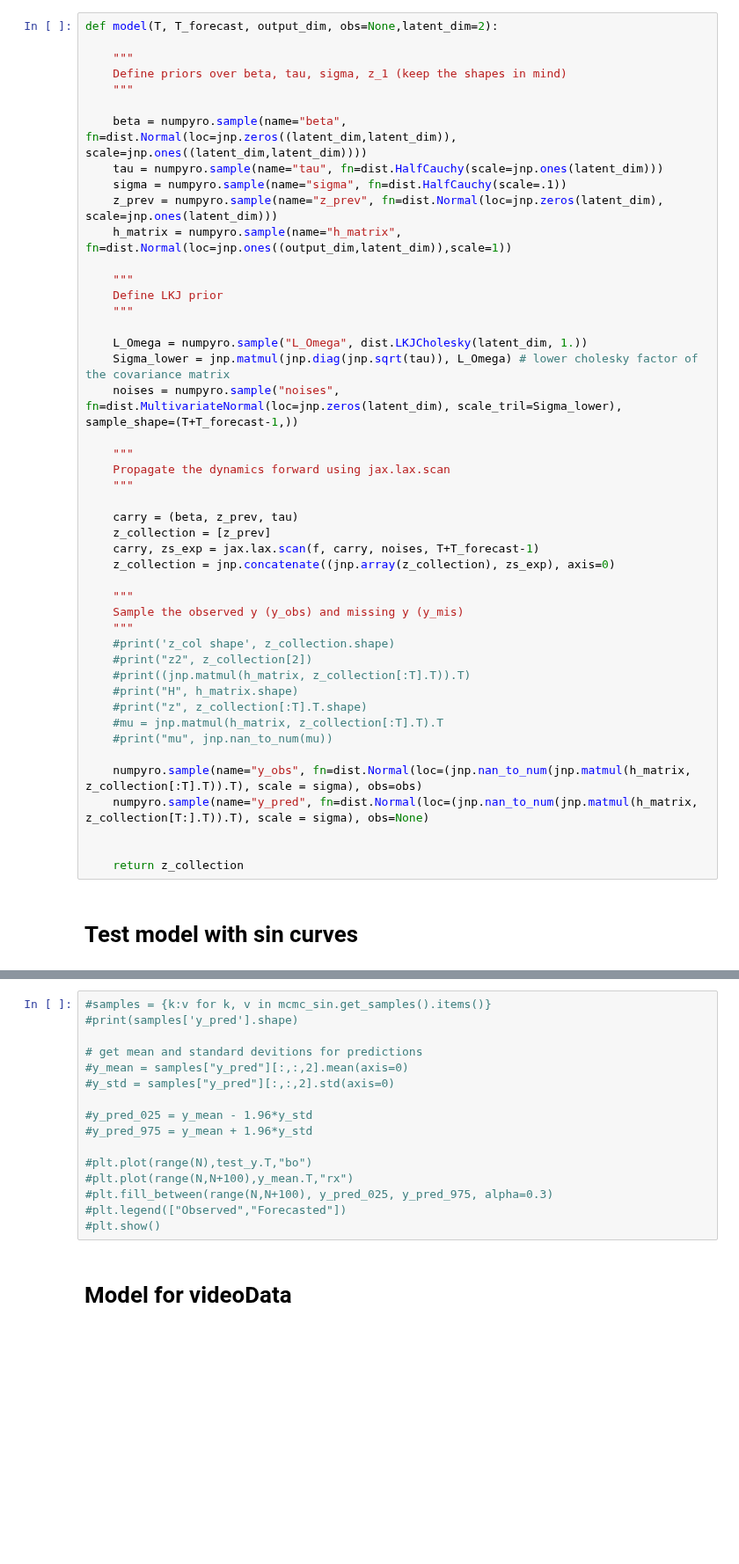
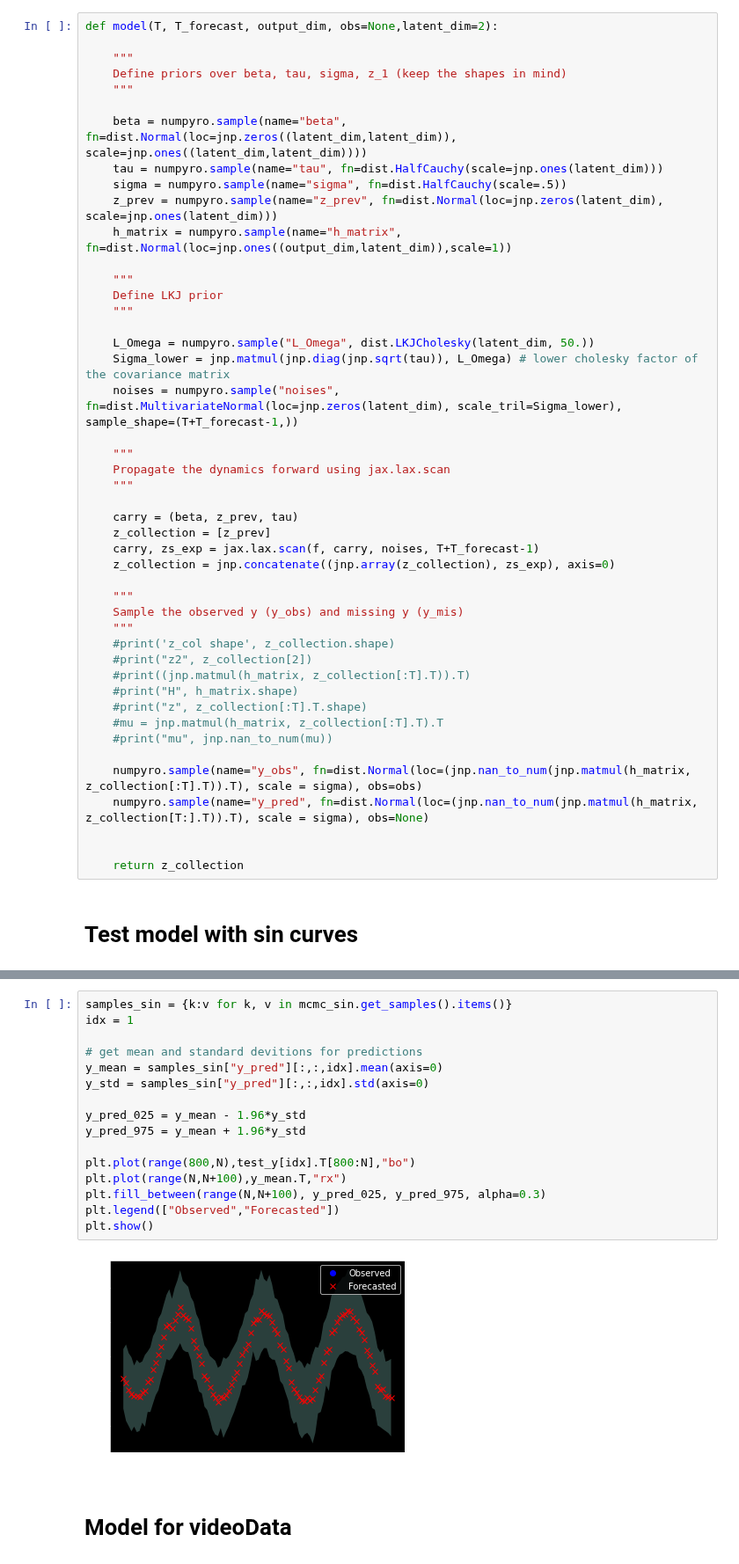
Before and after one commit to markusOlsen1/ModelBasedProject, a Jupyter notebook: main.ipynb, the cells around one changed output, grey strips where cells are left out. Shown at 88% size. Cells and saved outputs as stored; diff of their text form; blank space fills up the shorter version.

Commit message:
added samples from 5x5

```diff
--- a/main.ipynb
+++ b/main.ipynb
@@ -123,7 +112,7 @@ def model(T, T_forecast, output_dim, obs=None,latent_dim=2):
 
     beta = numpyro.sample(name="beta", fn=dist.Normal(loc=jnp.zeros((latent_dim,latent_dim)), scale=jnp.ones((latent_dim,latent_dim))))
     tau = numpyro.sample(name="tau", fn=dist.HalfCauchy(scale=jnp.ones(latent_dim)))
-    sigma = numpyro.sample(name="sigma", fn=dist.HalfCauchy(scale=.1))
+    sigma = numpyro.sample(name="sigma", fn=dist.HalfCauchy(scale=.5))
     z_prev = numpyro.sample(name="z_prev", fn=dist.Normal(loc=jnp.zeros(latent_dim), scale=jnp.ones(latent_dim)))
     h_matrix = numpyro.sample(name="h_matrix", fn=dist.Normal(loc=jnp.ones((output_dim,latent_dim)),scale=1))
 
@@ -131,7 +120,7 @@ def model(T, T_forecast, output_dim, obs=None,latent_dim=2):
     Define LKJ prior
     """
 
-    L_Omega = numpyro.sample("L_Omega", dist.LKJCholesky(latent_dim, 1.))
+    L_Omega = numpyro.sample("L_Omega", dist.LKJCholesky(latent_dim, 50.))
     Sigma_lower = jnp.matmul(jnp.diag(jnp.sqrt(tau)), L_Omega) # lower cholesky factor of the covariance matrix
     noises = numpyro.sample("noises", fn=dist.MultivariateNormal(loc=jnp.zeros(latent_dim), scale_tril=Sigma_lower), sample_shape=(T+T_forecast-1,))
 
@@ -182,18 +176,20 @@ print("Total time: {0:.3f}m".format((t_fin - t0)/60))
 # %%
-#samples = {k:v for k, v in mcmc_sin.get_samples().items()}
-#print(samples['y_pred'].shape)
+samples_sin = {k:v for k, v in mcmc_sin.get_samples().items()}
+idx = 1
 
 # get mean and standard devitions for predictions
-#y_mean = samples["y_pred"][:,:,2].mean(axis=0)
-#y_std = samples["y_pred"][:,:,2].std(axis=0)
+y_mean = samples_sin["y_pred"][:,:,idx].mean(axis=0)
+y_std = samples_sin["y_pred"][:,:,idx].std(axis=0)
 
-#y_pred_025 = y_mean - 1.96*y_std
-#y_pred_975 = y_mean + 1.96*y_std
+y_pred_025 = y_mean - 1.96*y_std
+y_pred_975 = y_mean + 1.96*y_std
 
-#plt.plot(range(N),test_y.T,"bo")
-#plt.plot(range(N,N+100),y_mean.T,"rx")
-#plt.fill_between(range(N,N+100), y_pred_025, y_pred_975, alpha=0.3)
-#plt.legend(["Observed","Forecasted"])
-#plt.show()
+plt.plot(range(800,N),test_y[idx].T[800:N],"bo")
+plt.plot(range(N,N+100),y_mean.T,"rx")
+plt.fill_between(range(N,N+100), y_pred_025, y_pred_975, alpha=0.3)
+plt.legend(["Observed","Forecasted"])
+plt.show()
+# %% [output]
+[figure, added]
 # %% [markdown]
 # Model for videoData
```
Also changed, not shown: parts of 12 cells of this notebook, 1 other file.
